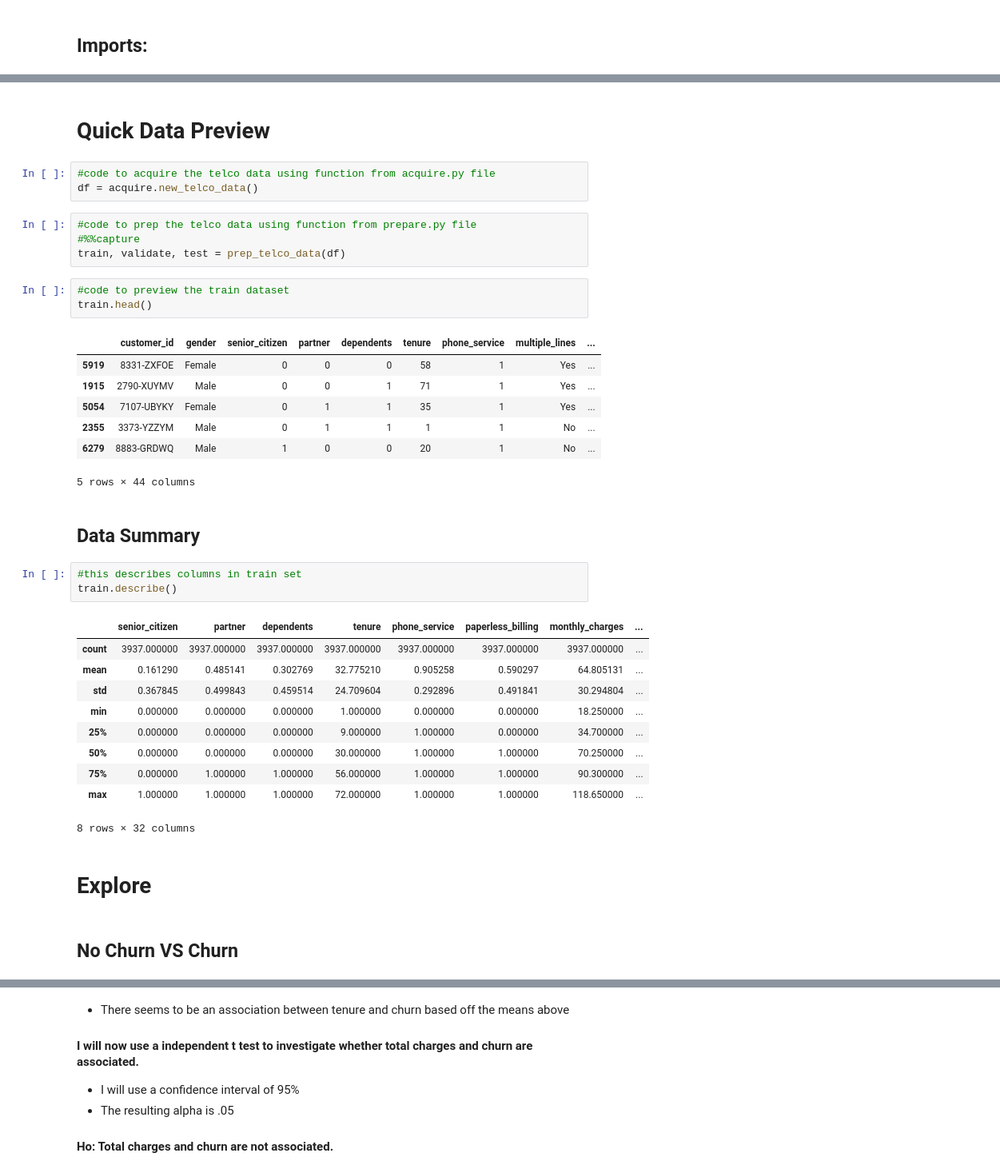
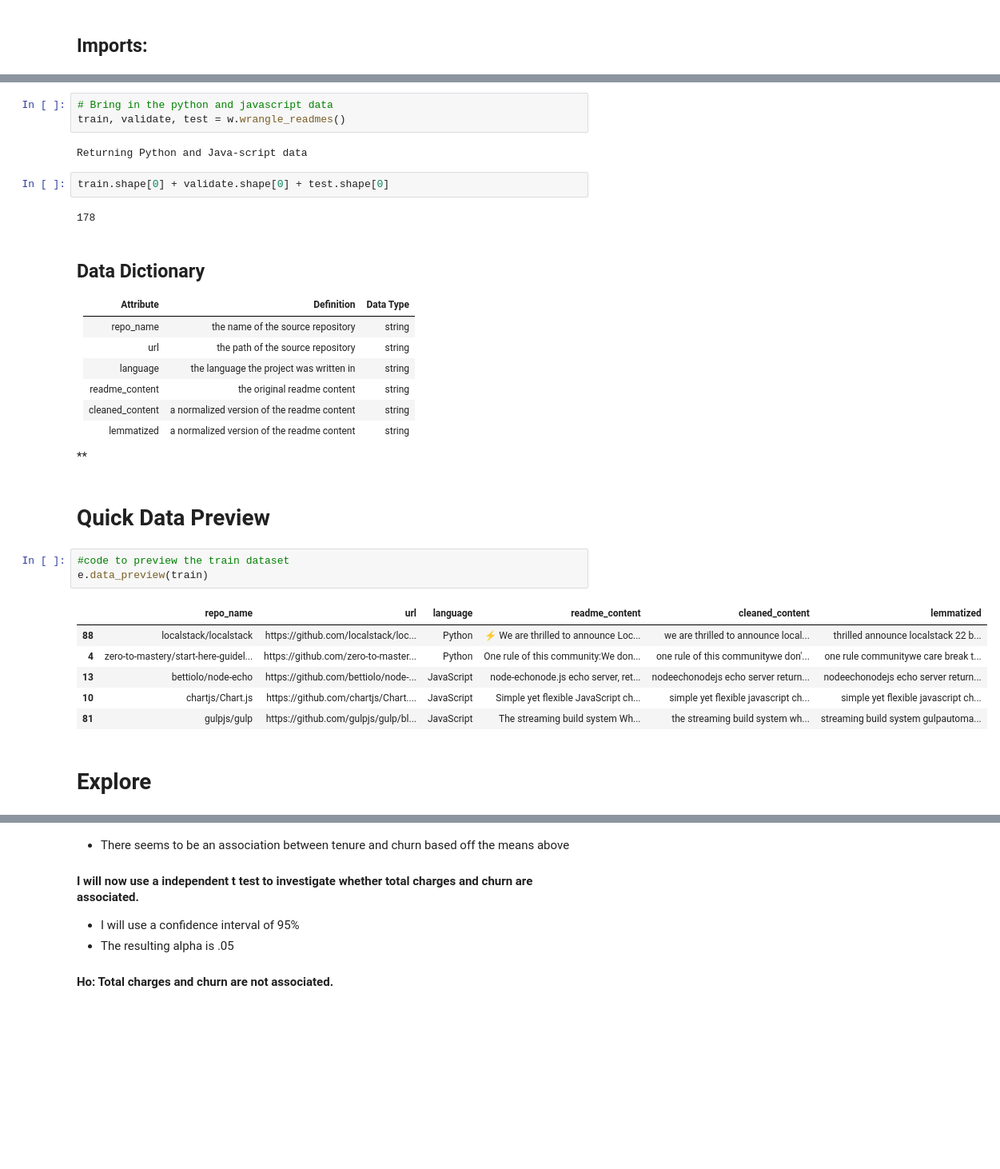
Before and after one commit to Science-of-the-Fork/nlp-project, a Jupyter notebook: final_report.ipynb, the cells around one changed output, grey strips where cells are left out. Shown: that part at 80% size. Saved outputs shown, nothing was run; the diff lists cells and outputs as text; blank space fills up the shorter version.

```diff
--- a/final_report.ipynb
+++ b/final_report.ipynb
@@ -101,40 +50,36 @@ Outliers have not been removed for this iteration of the project
+# %%
+# Bring in the python and javascript data
+train, validate, test = w.wrangle_readmes()
+# %% [output]
+Returning Python and Java-script data
+# %%
+train.shape[0] + validate.shape[0] + test.shape[0]
+# %% [output]
+178
+# %% [markdown]
+## Data Dictionary
+
+| Attribute | Definition | Data Type |
+| ----- | ----- | ----- |
+| repo_name | the name of the source repository | string |
+| url | the path of the source repository | string |
+| language | the language the project was written in | string |
+| readme_content | the original readme content | string |
+| cleaned_content | a normalized version of the readme content | string |
+| lemmatized | a normalized version of the readme content | string |
+
+**
 # %% [markdown]
 # Quick Data Preview
-# %%
-#code to acquire the telco data using function from acquire.py file
-df = acquire.new_telco_data()
-# %%
-#code to prep the telco data using function from prepare.py file
-#%%capture
-train, validate, test = prep_telco_data(df)
 # %%
 #code to preview the train dataset
-train.head()
+e.data_preview(train)
 # %% [output]
-|  | customer_id | gender | senior_citizen | partner | dependents | tenure | phone_service | multiple_lines | ... |
-| 5919 | 8331-ZXFOE | Female | 0 | 0 | 0 | 58 | 1 | Yes | ... |
-| 1915 | 2790-XUYMV | Male | 0 | 0 | 1 | 71 | 1 | Yes | ... |
-| 5054 | 7107-UBYKY | Female | 0 | 1 | 1 | 35 | 1 | Yes | ... |
-| 2355 | 3373-YZZYM | Male | 0 | 1 | 1 | 1 | 1 | No | ... |
-| 6279 | 8883-GRDWQ | Male | 1 | 0 | 0 | 20 | 1 | No | ... |
+|  | repo_name | url | language | readme_content | cleaned_content | lemmatized |
+| 88 | localstack/localstack | https://github.com/localstack/loc... | Python | ⚡ We are thrilled to announce Loc... | we are thrilled to announce local... | thrilled announce localstack 22 b... |
+| 4 | zero-to-mastery/start-here-guidel... | https://github.com/zero-to-master... | Python | One rule of this community:We don... | one rule of this communitywe don'... | one rule communitywe care break t... |
+| 13 | bettiolo/node-echo | https://github.com/bettiolo/node-... | JavaScript | node-echonode.js echo server, ret... | nodeechonodejs echo server return... | nodeechonodejs echo server return... |
+| 10 | chartjs/Chart.js | https://github.com/chartjs/Chart.... | JavaScript | Simple yet flexible JavaScript ch... | simple yet flexible javascript ch... | simple yet flexible javascript ch... |
+| 81 | gulpjs/gulp | https://github.com/gulpjs/gulp/bl... | JavaScript | The streaming build system Wh... | the streaming build system wh... | streaming build system gulpautoma... |
-5 rows × 44 columns
-# %% [markdown]
-## Data Summary
-# %%
-#this describes columns in train set
-train.describe()
-# %% [output]
-|  | senior_citizen | partner | dependents | tenure | phone_service | paperless_billing | monthly_charges | ... |
-| count | 3937.000000 | 3937.000000 | 3937.000000 | 3937.000000 | 3937.000000 | 3937.000000 | 3937.000000 | ... |
-| mean | 0.161290 | 0.485141 | 0.302769 | 32.775210 | 0.905258 | 0.590297 | 64.805131 | ... |
-| std | 0.367845 | 0.499843 | 0.459514 | 24.709604 | 0.292896 | 0.491841 | 30.294804 | ... |
-| min | 0.000000 | 0.000000 | 0.000000 | 1.000000 | 0.000000 | 0.000000 | 18.250000 | ... |
-| 25% | 0.000000 | 0.000000 | 0.000000 | 9.000000 | 1.000000 | 0.000000 | 34.700000 | ... |
-| 50% | 0.000000 | 0.000000 | 0.000000 | 30.000000 | 1.000000 | 1.000000 | 70.250000 | ... |
-| 75% | 0.000000 | 1.000000 | 1.000000 | 56.000000 | 1.000000 | 1.000000 | 90.300000 | ... |
-| max | 1.000000 | 1.000000 | 1.000000 | 72.000000 | 1.000000 | 1.000000 | 118.650000 | ... |
-8 rows × 32 columns
 # %% [markdown]
 # Explore
-# %% [markdown]
-## No Churn VS Churn
```
Also changed, not shown: parts of 97 cells of this notebook, 3 other files.
